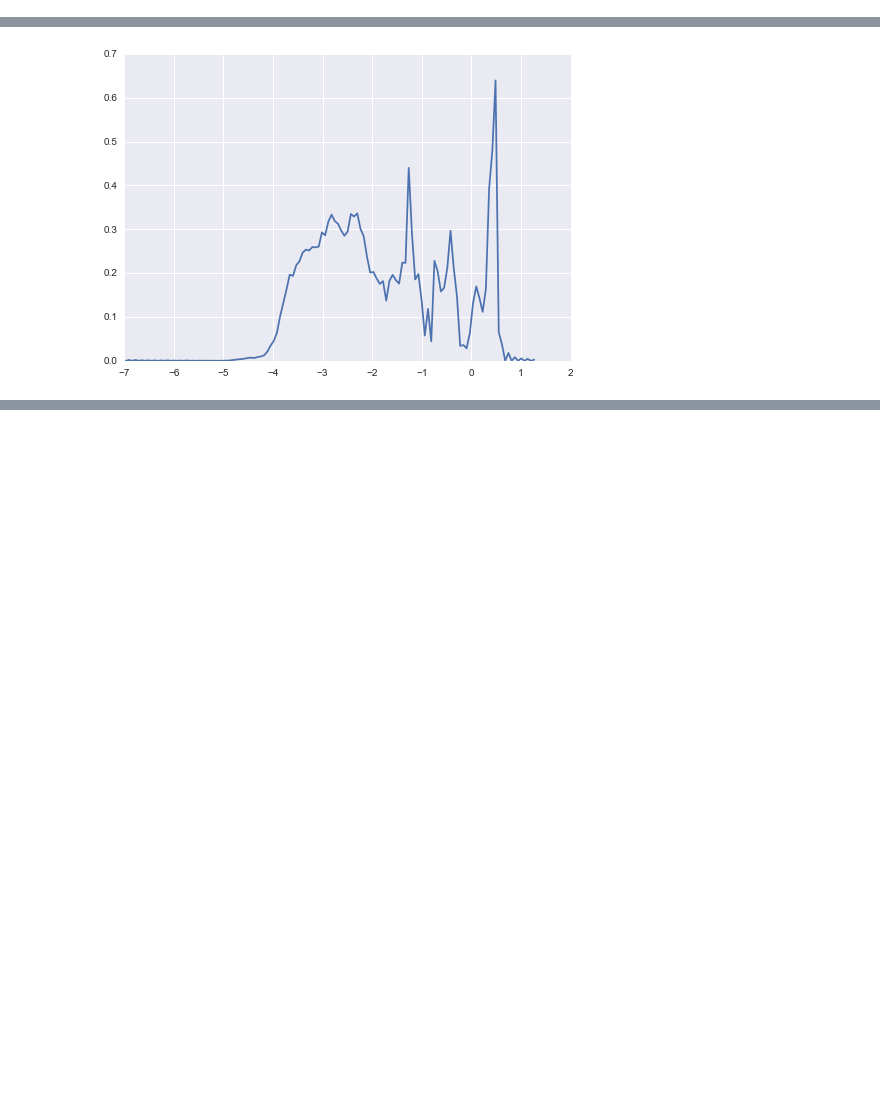
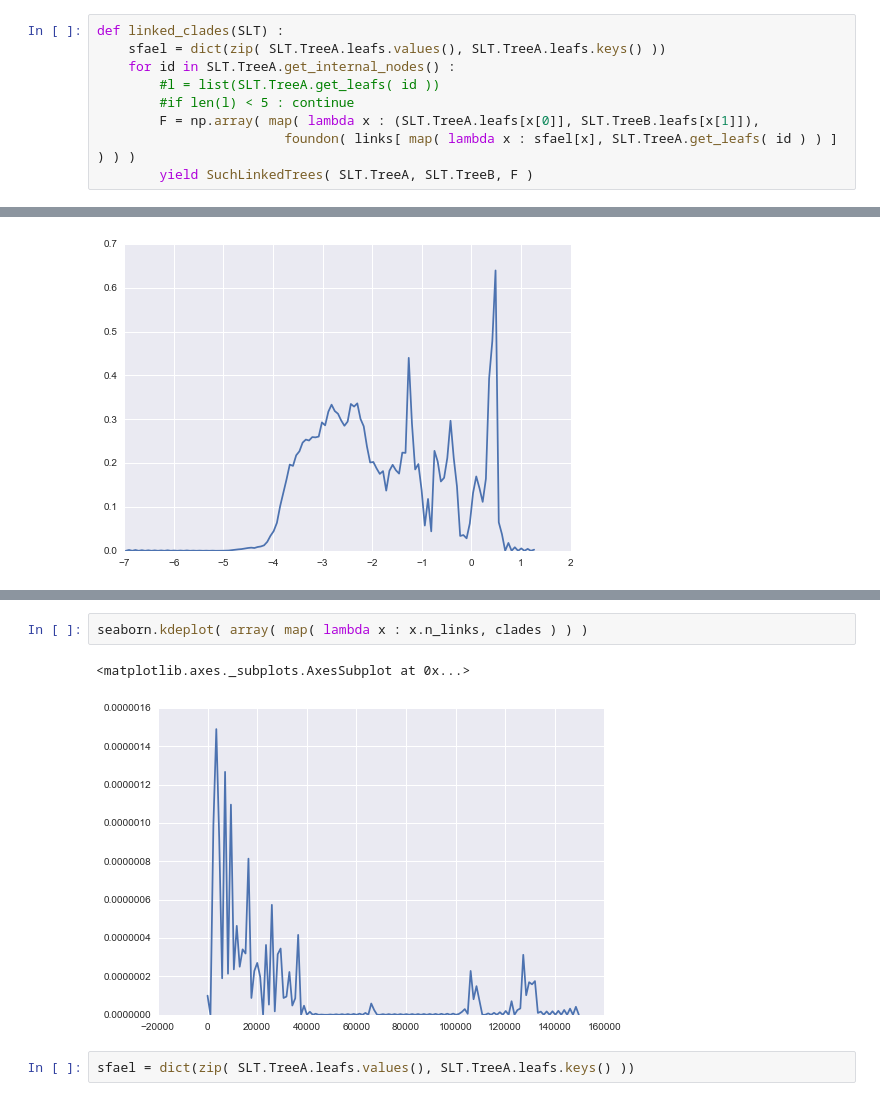
Before and after one commit to ryneches/SuchTree, a Jupyter notebook: examples.ipynb, the cells around one changed output, grey strips where cells are left out. Cells and saved outputs as stored; diff of their text form; blank space fills up the shorter version.

```diff
--- a/examples.ipynb
+++ b/examples.ipynb
@@ -347,0 +366,9 @@ seaborn.jointplot( 'microbe tree distances', 'host tree distances', data=df,
+# %%
+def linked_clades(SLT) :
+    sfael = dict(zip( SLT.TreeA.leafs.values(), SLT.TreeA.leafs.keys() ))
+    for id in SLT.TreeA.get_internal_nodes() :
+        #l = list(SLT.TreeA.get_leafs( id ))
+        #if len(l) < 5 : continue
+        F = np.array( map( lambda x : (SLT.TreeA.leafs[x[0]], SLT.TreeB.leafs[x[1]]),
+                        foundon( links[ map( lambda x : sfael[x], SLT.TreeA.get_leafs( id ) ) ] ) ) )
+        yield SuchLinkedTrees( SLT.TreeA, SLT.TreeB, F )
@@ -426,0 +508,7 @@ seaborn.kdeplot(log(D1), bw=0.02 )
+# %%
+seaborn.kdeplot( array( map( lambda x : x.n_links, clades ) ) )
+# %% [output]
+<matplotlib.axes._subplots.AxesSubplot at 0x...>
+[figure, added]
+# %%
+sfael = dict(zip( SLT.TreeA.leafs.values(), SLT.TreeA.leafs.keys() ))
```
Also changed, not shown: parts of 31 cells of this notebook, 2 other files.
